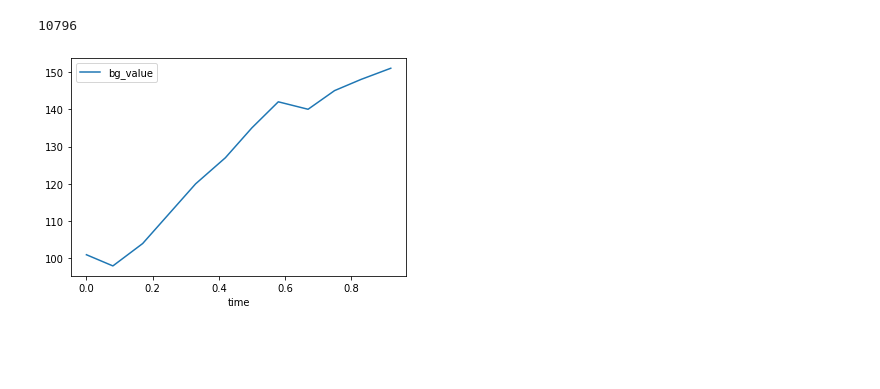
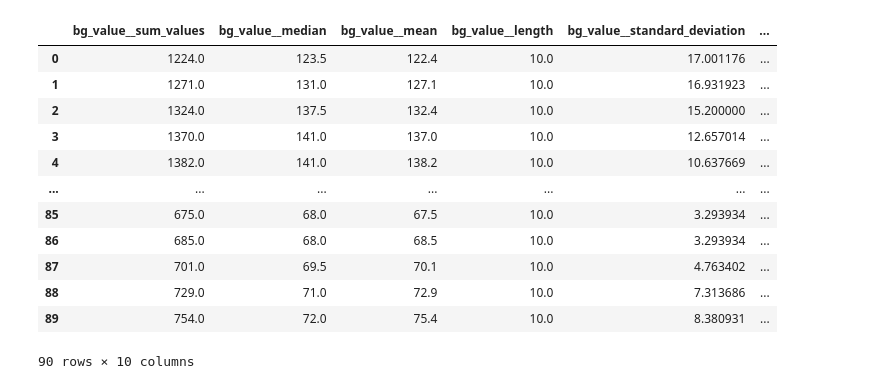
Before and after one commit to spitoglou/diabetes, a Jupyter notebook: sandbox.ipynb, the cells around one changed output. Saved outputs shown, nothing was run; the diff lists cells and outputs as text; code cells hidden in the pictures; blank space fills up the shorter version.

```diff
--- a/sandbox.ipynb
+++ b/sandbox.ipynb
@@ -40,5 +3,18 @@ data[3].attrib
-# %%
-len(data)
-# %% [output]
-10796
+# %%
+df = read_df('for_pycaret.pkl')
+df
+# %% [output]
+|  | bg_value__sum_values | bg_value__median | bg_value__mean | bg_value__length | bg_value__standard_deviation | ... |
+| 0 | 1224.0 | 123.5 | 122.4 | 10.0 | 17.001176 | ... |
+| 1 | 1271.0 | 131.0 | 127.1 | 10.0 | 16.931923 | ... |
+| 2 | 1324.0 | 137.5 | 132.4 | 10.0 | 15.200000 | ... |
+| 3 | 1370.0 | 141.0 | 137.0 | 10.0 | 12.657014 | ... |
+| 4 | 1382.0 | 141.0 | 138.2 | 10.0 | 10.637669 | ... |
+| ... | ... | ... | ... | ... | ... | ... |
+| 85 | 675.0 | 68.0 | 67.5 | 10.0 | 3.293934 | ... |
+| 86 | 685.0 | 68.0 | 68.5 | 10.0 | 3.293934 | ... |
+| 87 | 701.0 | 69.5 | 70.1 | 10.0 | 4.763402 | ... |
+| 88 | 729.0 | 71.0 | 72.9 | 10.0 | 7.313686 | ... |
+| 89 | 754.0 | 72.0 | 75.4 | 10.0 | 8.380931 | ... |
+90 rows × 10 columns
 # %%
@@ -46,5 +21,0 @@ from sandbox import *
-# %%
-provider = OhioBgcProvider()
-df2 = provider.tsfresh_dataframe(trunc=12)
-# %% [output]
-[figure, removed]
```
Also changed, not shown: parts of 20 cells of this notebook, 5 other files.
